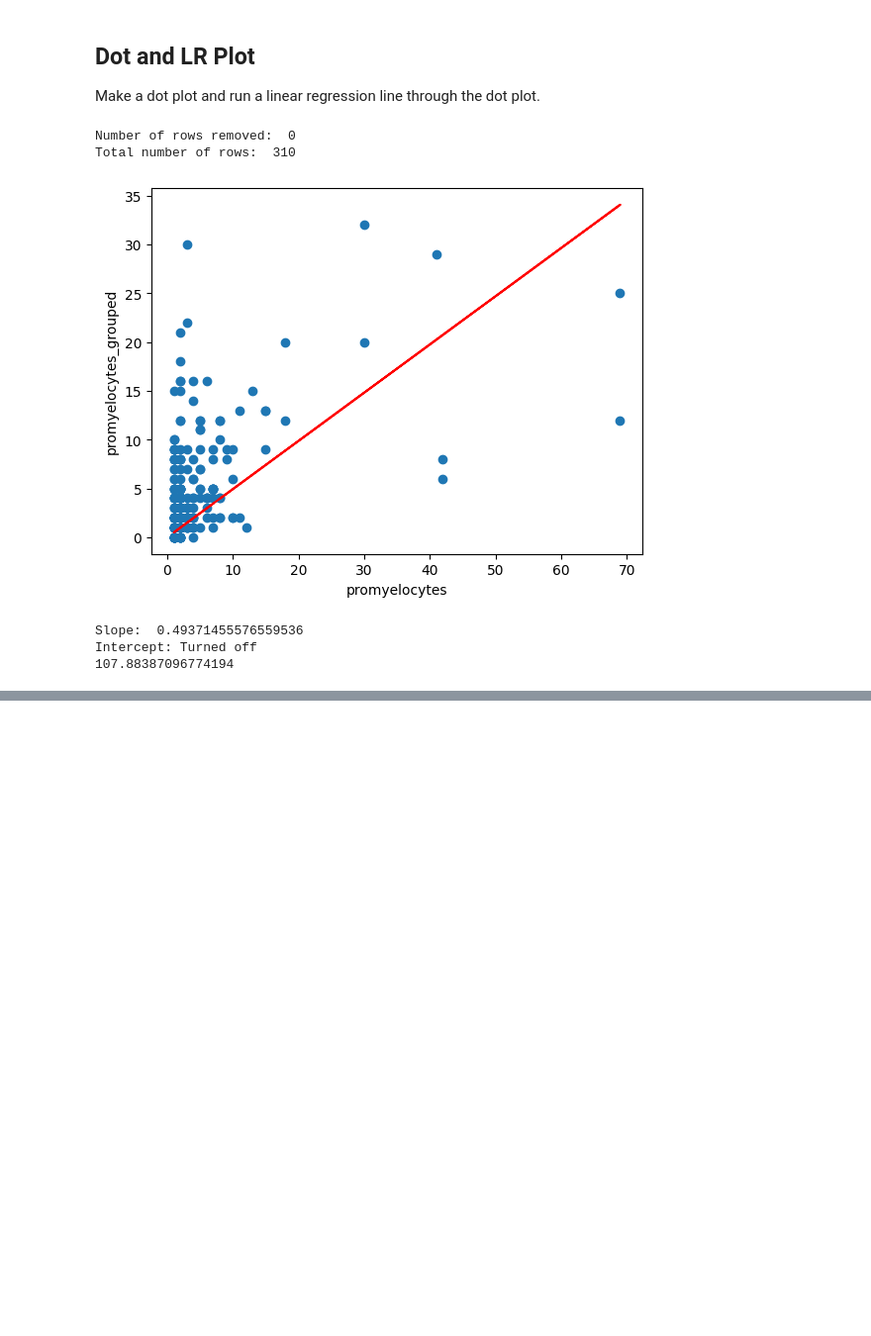
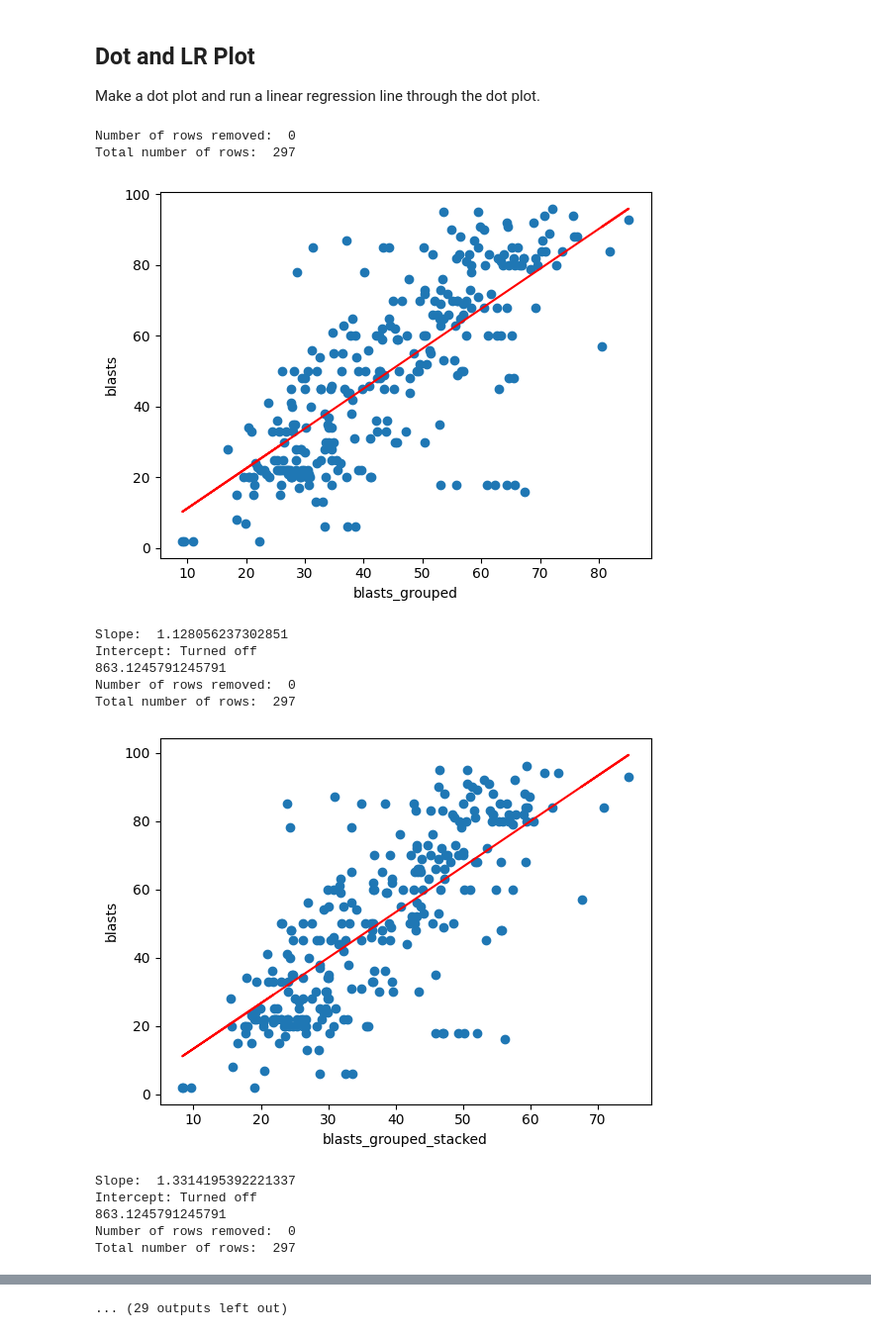
Before and after one commit to neoyinzhanghan/LeukoLocator, a Jupyter notebook: scripts/BMA/analyse_differential.ipynb, the cells around one changed output, grey strips where cells are left out. Shown at 99% size. Saved outputs shown, nothing was run; the diff lists cells and outputs as text; code cells hidden in the pictures; blank space fills up the shorter version.

```diff
--- a/scripts/BMA/analyse_differential.ipynb
+++ b/scripts/BMA/analyse_differential.ipynb
@@ -10,7 +10,7 @@ from LLRunner.BMAassumptions import (
     omitted_classes,
 )
 
-data_path = "/Users/neo/Documents/DATA/pooled_results.csv"
+data_path = "/Users/neo/Documents/DATA/aml_pooled_results.csv"
 
 df = pd.read_csv(data_path)
 
@@ -176,20 +206,13 @@ def dot_and_identity_line(column_1, column_2, intercept=False):
     plt.show()
 
 
-celltype = "lymphocytes"
+for celltype in BMA_final_classes:
+    dot_and_identity_line(f"{celltype}_grouped", celltype)
+    # print the average of blasts_grouped_count
+    print(df[f"{celltype}_grouped_count"].mean())
 
-dot_and_identity_line(celltype, f"{celltype}_grouped")
-# print the average of blasts_grouped_count
-print(df[f"{celltype}_grouped_count"].mean())
-
-celltype = "blasts"
-
-dot_and_identity_line(celltype, f"{celltype}_grouped")
-# print the average of blasts_grouped_count
-print(df[f"{celltype}_grouped_count"].mean())
-
-dot_and_identity_line("lymphocytes_grouped", "blasts_grouped", intercept=True)
-# print the average of blasts_grouped_count
-print(df[f"{celltype}_grouped_count"].mean())
+    dot_and_identity_line(f"{celltype}_grouped_stacked", celltype)
+    # print the average of blasts_grouped_count
+    print(df[f"{celltype}_grouped_count"].mean())
 # %% [output]
 Number of rows removed:  0
@@ -222,39 +257,51 @@ def dot_and_linear_regression(column_1, column_2, intercept=False):
     new_df = df[[column_1, column_2]]
 
     # print the number of rows removed and total number of rows
     print("Number of rows removed: ", len(df) - len(new_df))
     print("Total number of rows: ", len(df))
 
     # drop any rows with NaN values
     new_df = new_df.dropna()
 
     X = new_df[[column_1]]
     y = new_df[column_2]
 
     model = LinearRegression(fit_intercept=intercept)
     model.fit(X, y)
 
     plt.scatter(new_df[column_1], new_df[column_2])
     plt.plot(new_df[column_1], model.predict(X), color="red")
     plt.xlabel(column_1)
     plt.ylabel(column_2)
     plt.show()
 
     # print the slope and intercept of the line
     print("Slope: ", model.coef_[0])
     if intercept:
         print("Intercept: ", model.intercept_)
     else:
         print("Intercept: Turned off")
 
-celltype = "promyelocytes"
-dot_and_linear_regression(celltype, f"{celltype}_grouped", intercept=False)
-# Also print the average grouped count
-print(df[f"{celltype}_grouped_count"].mean())
+for celltype in BMA_final_classes:
+    dot_and_linear_regression(f"{celltype}_grouped", celltype, intercept=False)
+    # Also print the average grouped count
+    print(df[f"{celltype}_grouped_count"].mean())
+
+    dot_and_linear_regression(f"{celltype}_grouped_stacked", celltype, intercept=False)
+    # Also print the average grouped count
+    print(df[f"{celltype}_grouped_count"].mean())
 # %% [output]
 Number of rows removed:  0
-Total number of rows:  310
+Total number of rows:  297
-[figure, old version]
+[figure, new version]
-Slope:  0.49371455576559536
+Slope:  1.128056237302851
 Intercept: Turned off
-107.88387096774194
+863.1245791245791
+Number of rows removed:  0
+Total number of rows:  297
+[figure, added]
+Slope:  1.3314195392221337
+Intercept: Turned off
+863.1245791245791
+Number of rows removed:  0
+Total number of rows:  297
@@ -260,0 +327 @@ Intercept: Turned off
+... (29 outputs left out)
```
Also changed, not shown: parts of 3 cells of this notebook, 1 other file.
